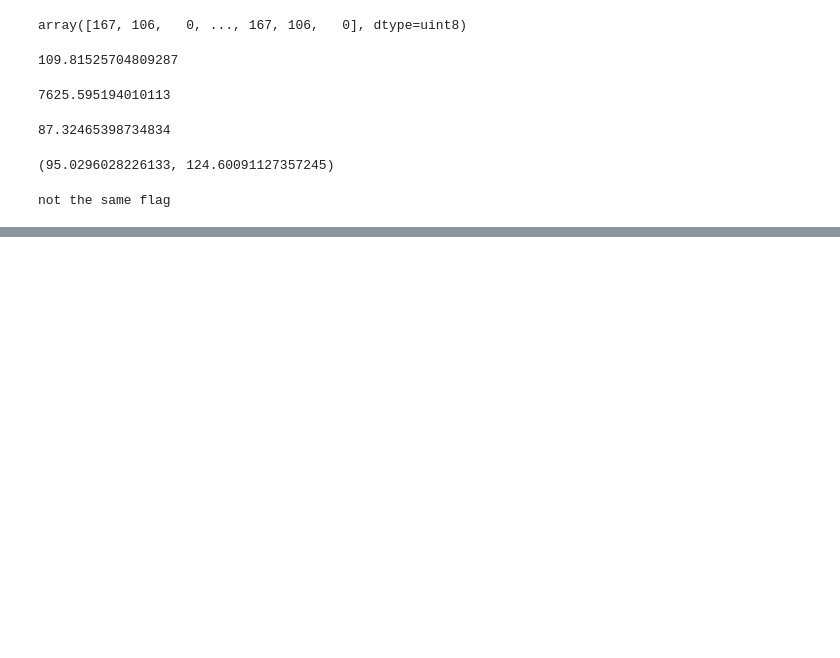
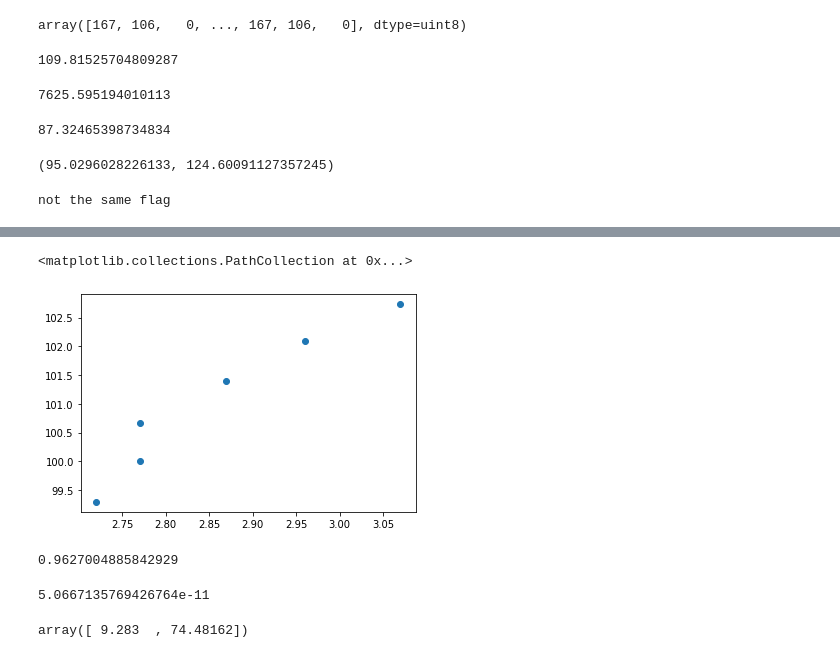
Before and after one commit to eaglehkim/python, a Jupyter notebook: prac2.ipynb, the cells around one changed output, grey strips where cells are left out. Drawn from its saved outputs; the diff is of its cells as text; code cells hidden in the pictures; blank space fills up the shorter version.

```diff
--- a/prac2.ipynb
+++ b/prac2.ipynb
@@ -2294,0 +2447,8 @@ not the same flag
+# %%
+# 이자율 vs 전세매매가격
+# 5줄 본인 의견
+
+df_apt = pd.read_csv("/content/서울_5_10_월간전세동향.csv", encoding="cp949")
+df_interest = pd.read_csv("/content/월간금리_5_10.csv", encoding="cp949")
+
+df_apt.head()
@@ -2294,0 +2471,26 @@ not the same flag
+# %%
+apt = df_apt["seoul"]
+interest = df_interest["interest"]
+
+apt = np.array(apt)
+interest = np.array(interest)
+
+plt.scatter(interest,apt)
+# %% [output]
+<matplotlib.collections.PathCollection at 0x...>
+[figure, added]
+# %%
+corr = np.corrcoef(interest,apt)
+corr[0,1]                                   # 5-10월 전세가격, 5-10월 금리의 상관계수
+# %% [output]
+0.9627004885842929
+# %%
+t_red, p = stats.ttest_rel(interest,apt)
+p                                            # p < 0.05 - 유의미한 차이가 있다, 올랐다고 말할 수 있다
+# %% [output]
+5.0667135769426764e-11
+# %%
+reg = np.polyfit(interest,apt)
+reg
+# %% [output]
+array([ 9.283  , 74.48162])
```
Also changed, not shown: parts of 28 cells of this notebook.
